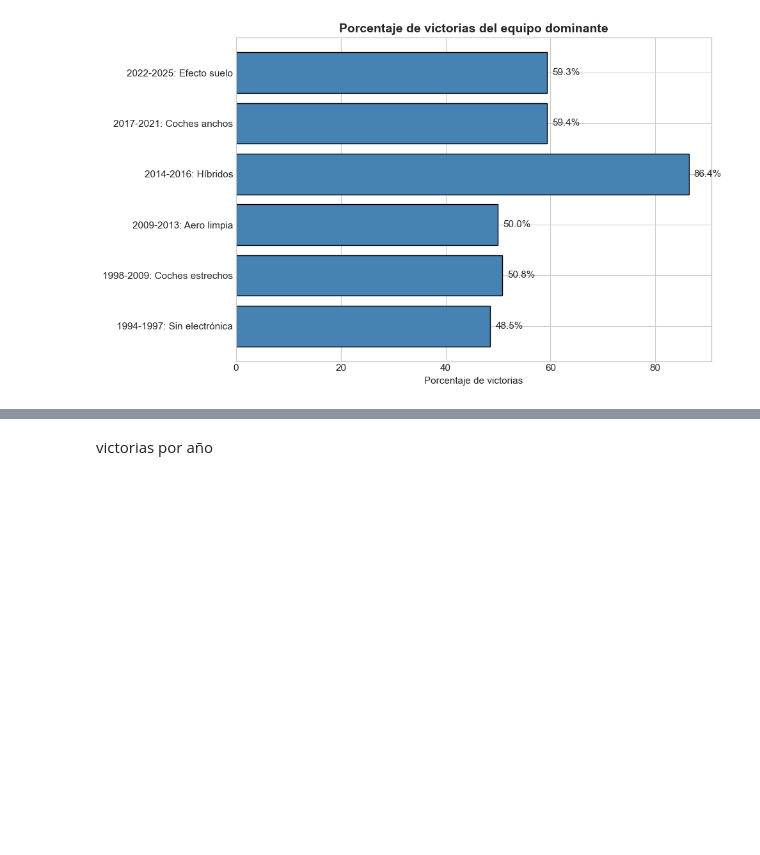
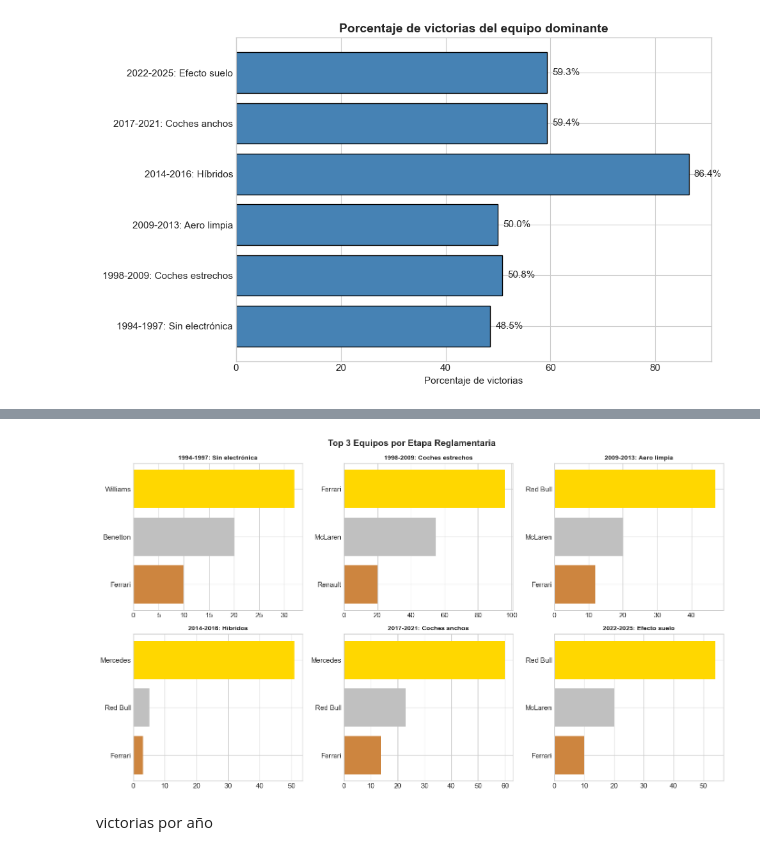
Before and after one commit to alejandrogrima/f1-database-project, a Jupyter notebook: notebooks/04_EDA_F1.ipynb, the cells around one changed output, grey strips where cells are left out. Drawn from its saved outputs; the diff is of its cells as text; code cells hidden in the pictures; blank space fills up the shorter version.

```diff
--- a/notebooks/04_EDA_F1.ipynb
+++ b/notebooks/04_EDA_F1.ipynb
@@ -182,8 +182,8 @@ print(f"Total victorias: {len(df_victorias)}")
 Total victorias: 600
 # %%
 # Victorias por equipo y era
-victorias_equipo_era = df_victorias.groupby(["etapa", "constructorName"]).size().reset_index(name="victorias")
-victorias_equipo_era.head(10)
+victorias_equipo_etapa = df_victorias.groupby(["etapa", "constructorName"]).size().reset_index(name="victorias")
+victorias_equipo_etapa.head(10)
 # %% [output]
 |  | etapa | constructorName | victorias |
 | 0 | 1994-1997: Sin electrónica | Benetton | 20 |
@@ -198,7 +198,7 @@ victorias_equipo_era.head(10)
 | 9 | 1998-2009: Coches estrechos | McLaren | 55 |
 # %%
 # Equipo dominante de cada era
-dominantes = victorias_equipo_era.loc[victorias_equipo_era.groupby("etapa")["victorias"].idxmax()]
+dominantes = victorias_equipo_etapa.loc[victorias_equipo_etapa.groupby("etapa")["victorias"].idxmax()]
 dominantes = dominantes.sort_values("etapa")
 print(dominantes)
 # %% [output]
@@ -223,15 +225,3 @@ plt.tight_layout()
 plt.show()
 # %% [output]
 [figure]
-# %%
-plt.figure(figsize=(10, 6))
-plt.barh(dominantes["etapa"], dominantes["victorias"], color="steelblue", edgecolor="black")
-plt.xlabel("Número de victorias")
-plt.title("Equipo Dominante por Era Reglamentaria")
-
-# Añadir nombre del equipo en cada barra
-for i, row in dominantes.iterrows():
-    plt.text(row["victorias"] + 1, row["etapa"], row["constructorName"], va="center")
-
-plt.tight_layout()
-plt.show()
@@ -299,3 +310,29 @@ NameError: name 'victorias_equipo_etapa' is not defined
+# %%
+etapas = top3_etapa["etapa"].unique()
+
+fig, axes = plt.subplots(2, 3, figsize=(14,8))
+axes = axes.flatten()
+
+for i, etapa in enumerate(etapas):
+    datos = top3_etapa[top3_etapa["etapa"] == etapa]
+    axes[i].barh(datos)
+# %%
+etapas = top3_etapa["etapa"].unique()
+
+fig, axes = plt.subplots(2, 3, figsize=(14, 8))
+axes = axes.flatten()
+
+for i, etapa in enumerate(etapas):
+    datos = top3_etapa[top3_etapa["etapa"] == etapa]
+    axes[i].barh(datos["constructorName"], datos["victorias"], color=["gold", "silver", "peru"])
+    axes[i].set_title(etapa, fontsize=10)
+    axes[i].invert_yaxis()
+
+plt.suptitle("Top 3 Equipos por Etapa Reglamentaria", fontsize=14, fontweight="bold")
+plt.tight_layout()
+plt.show()
+# %% [output]
+[figure, added]
 # %% [markdown]
 victorias por año
 # %%
```
Also changed, not shown: parts of 20 cells of this notebook.
